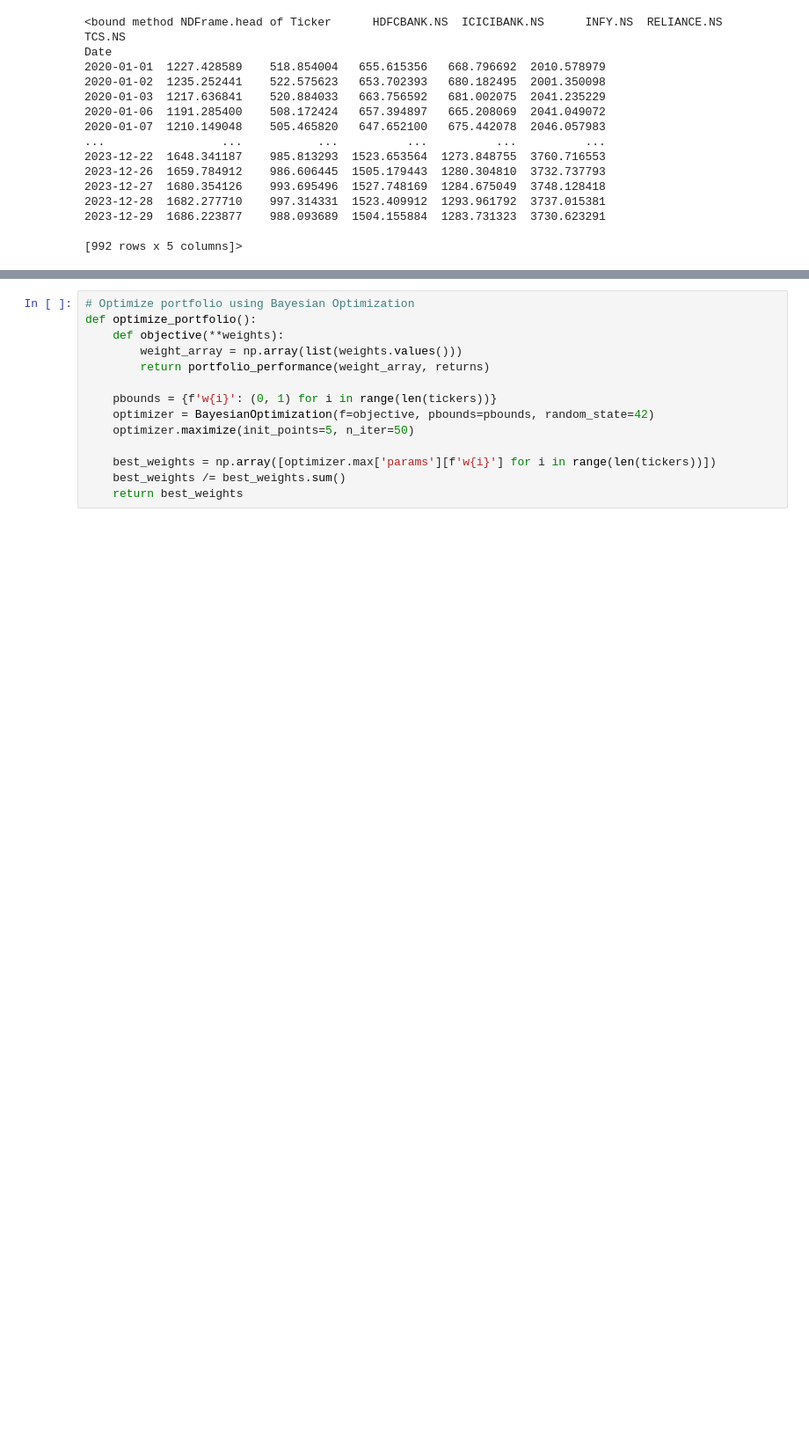
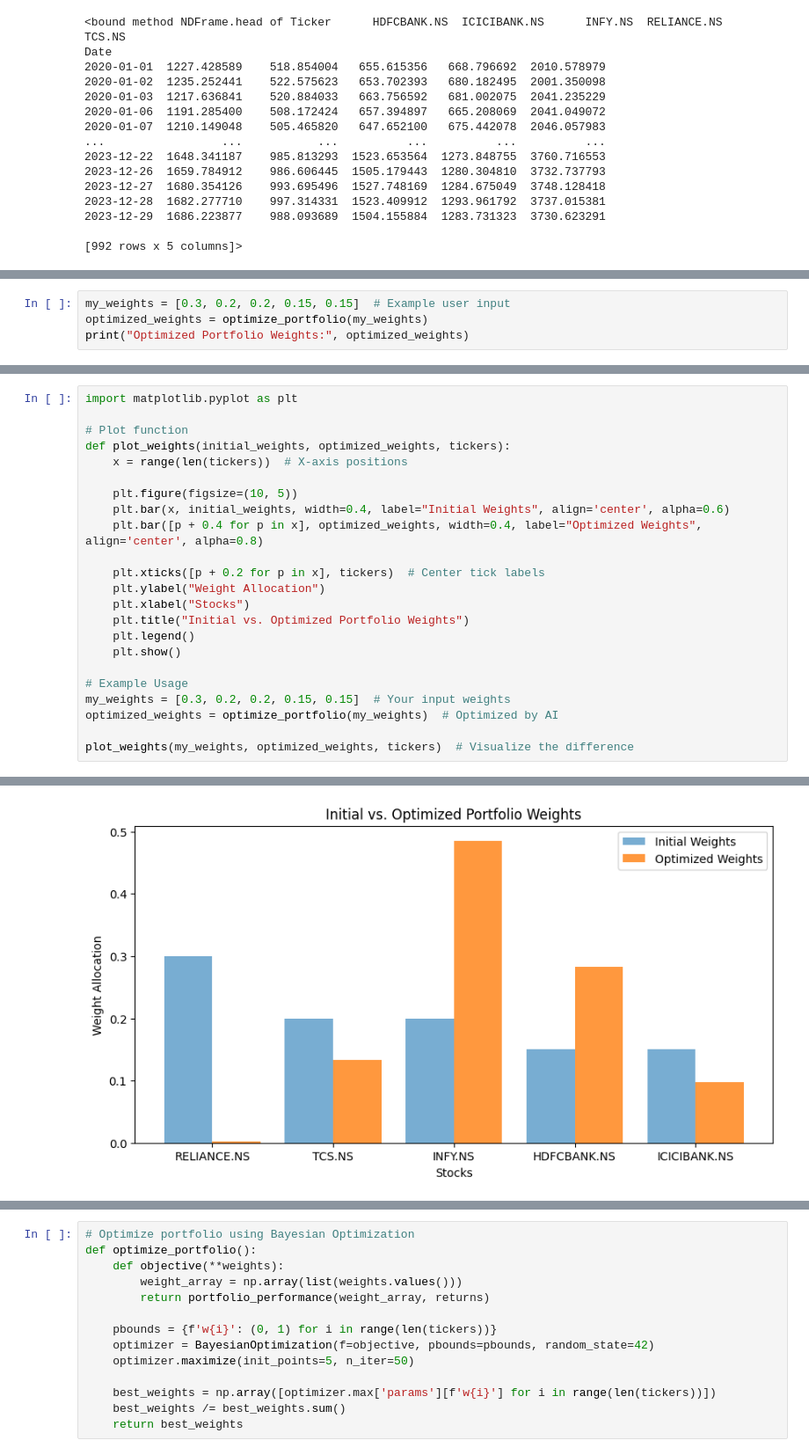
Before and after one commit to Avishi2511/Portfolio-Optimization, a Jupyter notebook: main.ipynb, the cells around one changed output, grey strips where cells are left out. Shown: that part at 88% size. Cells and saved outputs as stored; diff of their text form; blank space fills up the shorter version.

```diff
--- a/main.ipynb
+++ b/main.ipynb
@@ -41,0 +96,4 @@ def portfolio_performance(weights, returns):
+# %%
+my_weights = [0.3, 0.2, 0.2, 0.15, 0.15]  # Example user input
+optimized_weights = optimize_portfolio(my_weights)
+print("Optimized Portfolio Weights:", optimized_weights)
@@ -41,0 +118,24 @@ def portfolio_performance(weights, returns):
+# %%
+import matplotlib.pyplot as plt
+
+# Plot function
+def plot_weights(initial_weights, optimized_weights, tickers):
+    x = range(len(tickers))  # X-axis positions
+
+    plt.figure(figsize=(10, 5))
+    plt.bar(x, initial_weights, width=0.4, label="Initial Weights", align='center', alpha=0.6)
+    plt.bar([p + 0.4 for p in x], optimized_weights, width=0.4, label="Optimized Weights", align='center', alpha=0.8)
+
+    plt.xticks([p + 0.2 for p in x], tickers)  # Center tick labels
+    plt.ylabel("Weight Allocation")
+    plt.xlabel("Stocks")
+    plt.title("Initial vs. Optimized Portfolio Weights")
+    plt.legend()
+    plt.show()
+
+# Example Usage
+my_weights = [0.3, 0.2, 0.2, 0.15, 0.15]  # Your input weights
+optimized_weights = optimize_portfolio(my_weights)  # Optimized by AI
+
+plot_weights(my_weights, optimized_weights, tickers)  # Visualize the difference
+# %% [output]
@@ -41,0 +159 @@ def portfolio_performance(weights, returns):
+[figure, added]
```
Also changed, not shown: parts of 9 cells of this notebook, 1 other file.
